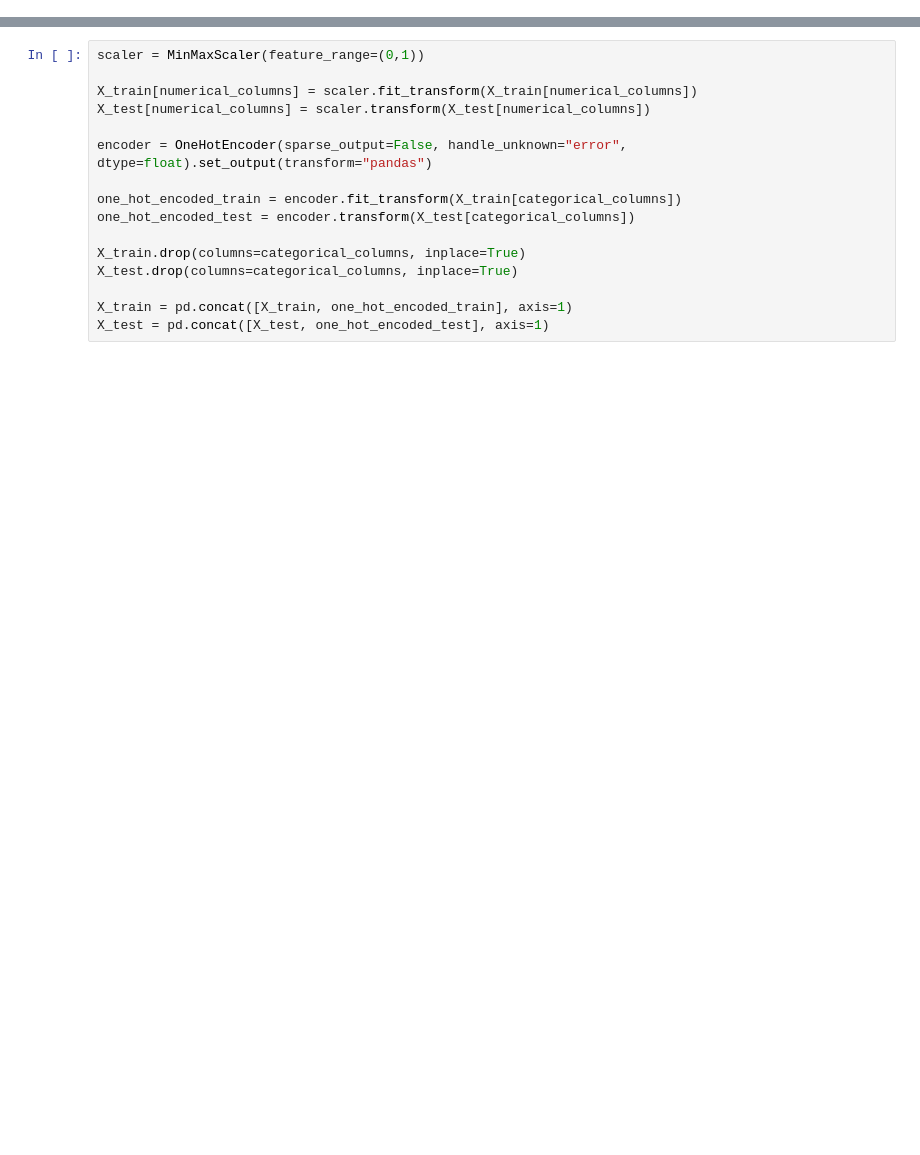
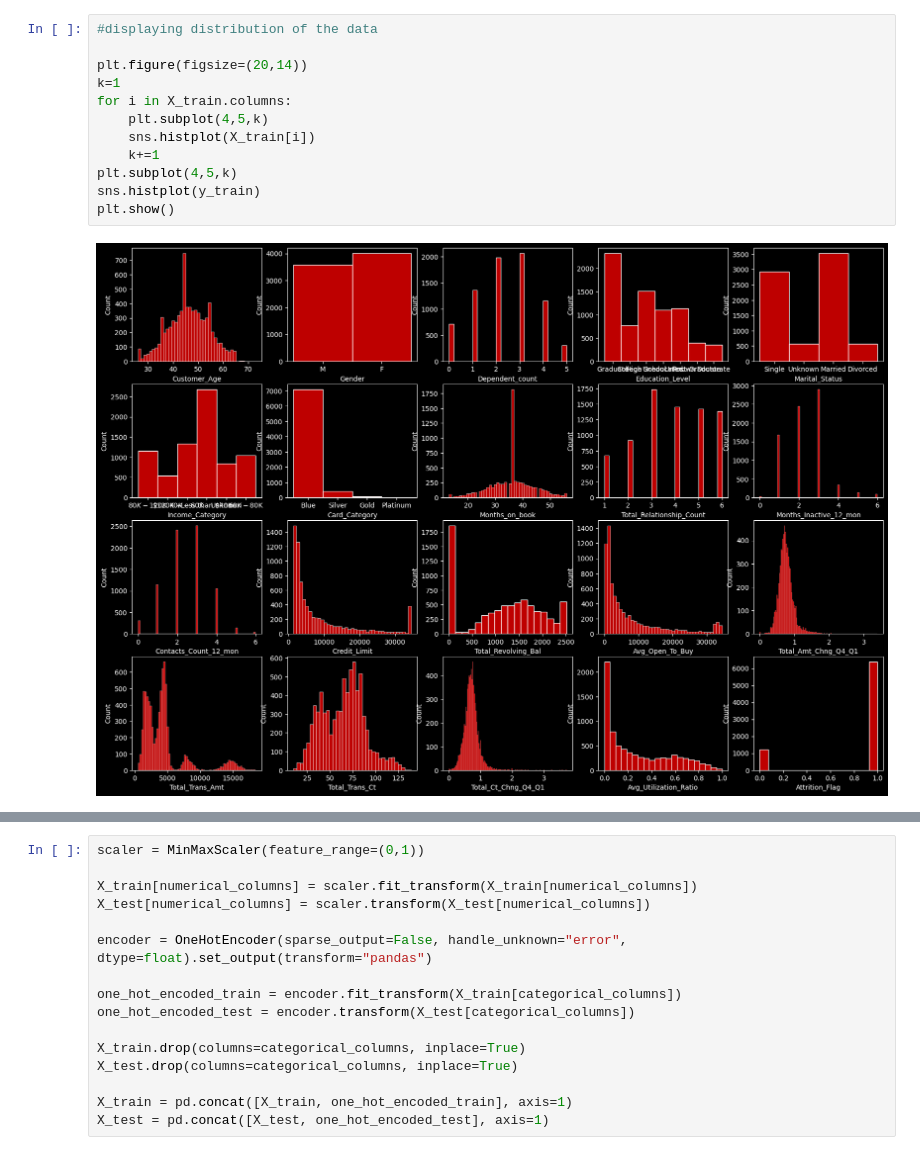
Before and after one commit to dxzielinski/Churn-Classification, a Jupyter notebook: Explanatory_Analysis-Interpreting.ipynb, the cells around one changed output, grey strips where cells are left out. Saved outputs shown, nothing was run; the diff lists cells and outputs as text; blank space fills up the shorter version.

```diff
--- a/Explanatory_Analysis-Interpreting.ipynb
+++ b/Explanatory_Analysis-Interpreting.ipynb
@@ -35,3 +37,17 @@ y_train, y_test = y[idx_train], y[idx_test]
 #selecting numerical and categorical columns
 numerical_columns = X_train.select_dtypes(include=['int64', 'float64']).columns
 categorical_columns = X_train.select_dtypes(include='object').columns
+# %%
+#displaying distribution of the data
+
+plt.figure(figsize=(20,14))
+k=1
+for i in X_train.columns:
+    plt.subplot(4,5,k)
+    sns.histplot(X_train[i])
+    k+=1
+plt.subplot(4,5,k)
+sns.histplot(y_train)
+plt.show()
+# %% [output]
+[figure, added]
```
Also changed, not shown: parts of 7 cells of this notebook, 4 other files.
